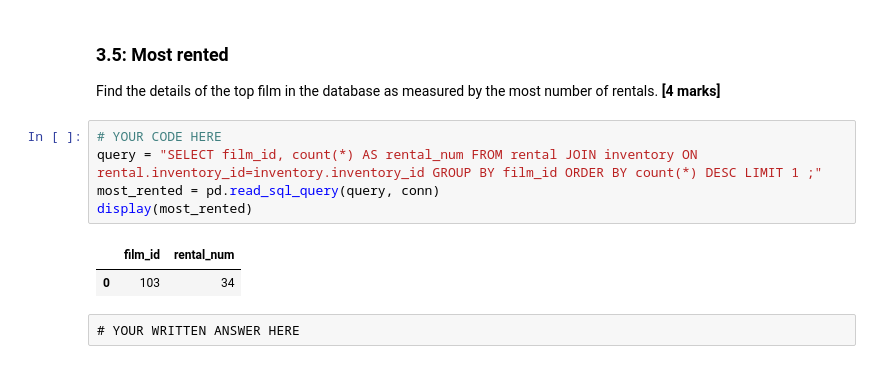
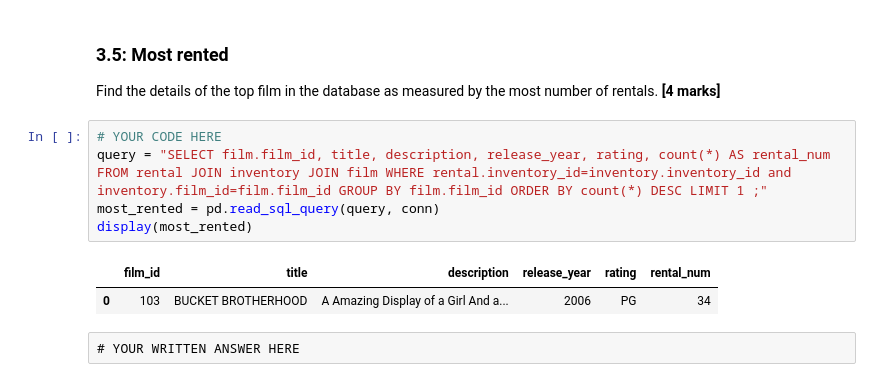
Before and after one commit to kylifish0100/comp2420_assignment2, a Jupyter notebook: Assignment_2_2022_u7262936.ipynb, the cells around one changed output. Cells and saved outputs as stored; diff of their text form.

```diff
--- a/Assignment_2_2022_u7262936.ipynb
+++ b/Assignment_2_2022_u7262936.ipynb
@@ -831,12 +844,12 @@ Find the details of the top film in the database as measured by the most number
 <span style= 'float: right;'><b>[4 marks]</b></span>
 # %%
 # YOUR CODE HERE
-query = "SELECT film_id, count(*) AS rental_num FROM rental JOIN inventory ON rental.inventory_id=inventory.inventory_id GROUP BY film_id ORDER BY count(*) DESC LIMIT 1 ;"
+query = "SELECT film.film_id, title, description, release_year, rating, count(*) AS rental_num FROM rental JOIN inventory JOIN film WHERE rental.inventory_id=inventory.inventory_id and inventory.film_id=film.film_id GROUP BY film.film_id ORDER BY count(*) DESC LIMIT 1 ;"
 most_rented = pd.read_sql_query(query, conn)
 display(most_rented)
 # %% [output]
-|  | film_id | rental_num |
-| 0 | 103 | 34 |
+|  | film_id | title | description | release_year | rating | rental_num |
+| 0 | 103 | BUCKET BROTHERHOOD | A Amazing Display of a Girl And a... | 2006 | PG | 34 |
 # %% [raw]
 # YOUR WRITTEN ANSWER HERE
 # %% [markdown]
```
Also changed, not shown: parts of 4 cells of this notebook.
